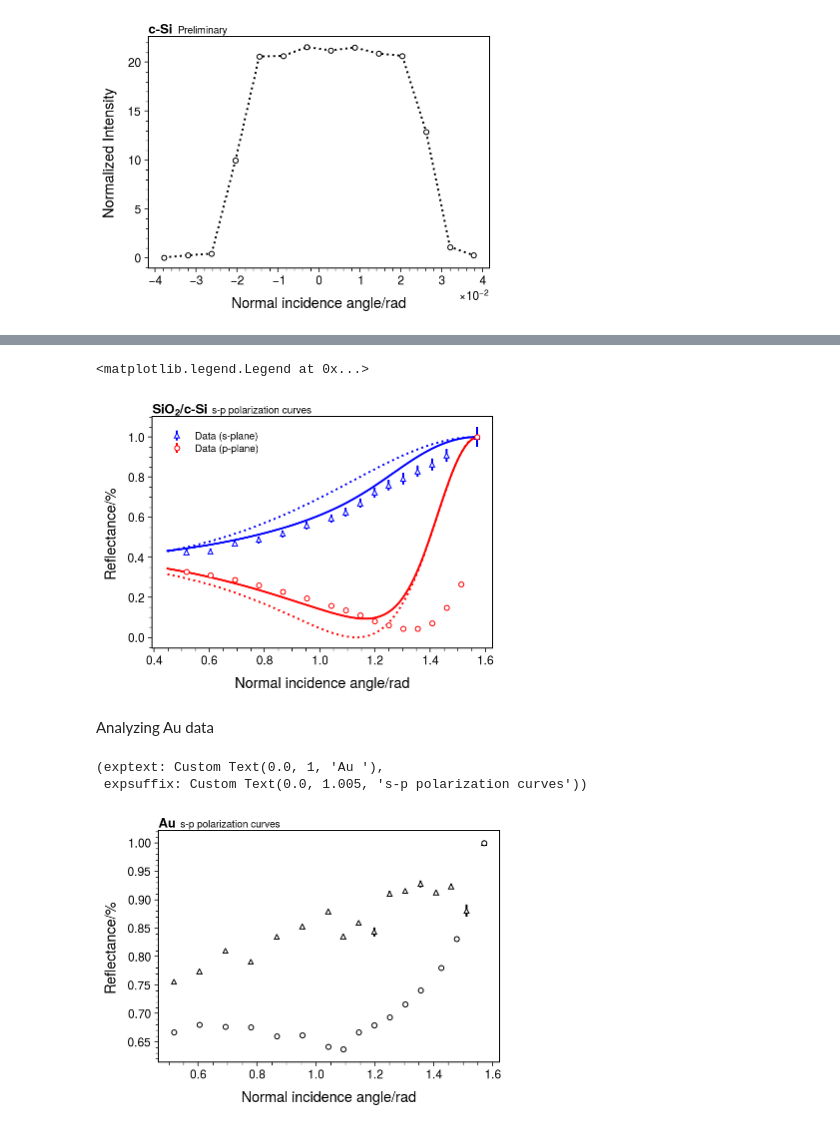
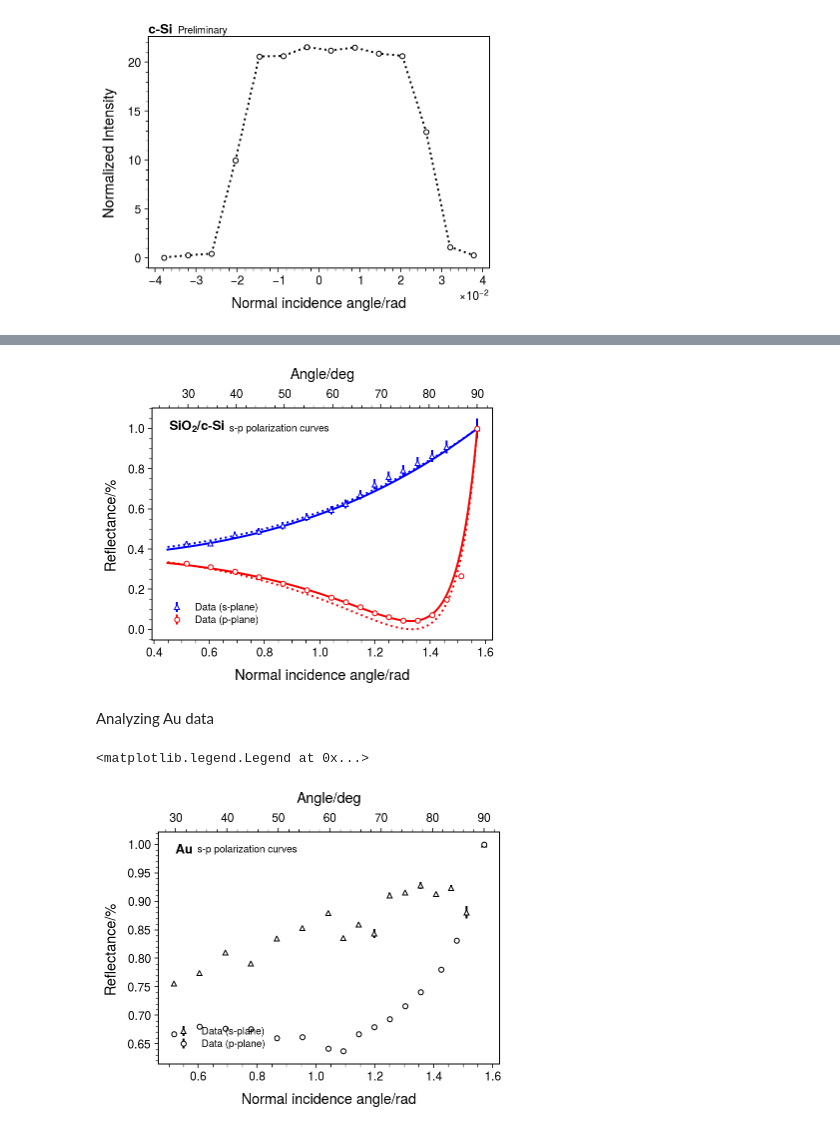
Before and after one commit to mattiasotgia/fresnel_cSi, a Jupyter notebook: analysis/day1_2_online_first.ipynb, the cells around one changed output, grey strips where cells are left out. Saved outputs shown, nothing was run; the diff lists cells and outputs as text; code cells hidden in the pictures.

```diff
--- a/analysis/day1_2_online_first.ipynb
+++ b/analysis/day1_2_online_first.ipynb
@@ -51 +41,7 @@ dSi0_s = SingleRun(dSi0_s_adl, dSi0_s_adl[-1])
+# %%
+Si_s_adl = get_data(sorted(glob.glob('../data/dataSi_0/**.lvm')), 23)
+Si_p_adl = get_data(sorted(glob.glob('../data/dataSi_1/**.lvm')), 23)
+
+p_Si = SingleRun(Si_p_adl, Si_p_adl[-1])
+s_Si = SingleRun(Si_s_adl, Si_s_adl[-1])
 # %%
@@ -174,19 +197,26 @@ m_c_Si.hesse()
 # %%
-dSi0_s.plot(color='b', marker='^')
-dSi1_s.plot(color='r')
-fangles = np.linspace(np.pi/7, np.pi/2, 100)
-n1,k1,n2,k2,n3,k3,d = m_c_Si.values
-plt.plot(fangles, c_Si_Rs(fangles, n1+k1*1j, n2+k2*1j, n3+k3*1j, d), color='b')
-plt.plot(fangles, c_Si_Rp(fangles, n1+k1*1j, n2+k2*1j, n3+k3*1j, d), color='r')
+s_Si.plot(color='b', marker='^')
+p_Si.plot(color='r', marker='o')
 
-plt.plot(fangles, c_Si_Rs(fangles, n_Air, n_SiO2, n_c_Si+k_c_Si*1j, 2e-9), color='b', ls=':')
-plt.plot(fangles, c_Si_Rp(fangles, n_Air, n_SiO2, n_c_Si+k_c_Si*1j, 2e-9), color='r', ls=':')
-hep.label.exp_text('SiO$\mathbf{_2}$/c-Si ', 's-p polarization curves')
-# plt.yscale('log')
-plt.legend()
+angles = np.linspace(np.pi/7, np.pi/2, 500)
+n1,k1,n2,k2,n3,k3,d = m_Si.values
+
+# FIT
+plt.plot(angles, Si_Rs(angles, n1+k1*1j, n2+k2*1j, n3+k3*1j, d), color='b')
+plt.plot(angles, Si_Rp(angles, n1+k1*1j, n2+k2*1j, n3+k3*1j, d), color='r')
+
+# THEORY
+plt.plot(angles, Si_Rs(angles, n_Air, n_SiO2, n_Si+k_Si*1j, 2), color='b', ls=':')
+plt.plot(angles, Si_Rp(angles, n_Air, n_SiO2, n_Si+k_Si*1j, 2), color='r', ls=':')
+
+
+hep.label.exp_text('SiO$\mathbf{_2}$/c-Si ', 's-p polarization curves',loc=1)
+ax = plt.gca().secondary_xaxis('top', functions=(np.rad2deg, np.deg2rad))
+ax.set_xlabel('Angle/deg')
+plt.legend(loc=3)
+plt.savefig('../figures/c_Si_Rs_Rp.pdf', bbox_inches='tight')
 # %% [output]
-<matplotlib.legend.Legend at 0x...>
-[figure, old version]
+[figure, new version]
 # %% [markdown]
 Analyzing Au data
 # %%
@@ -195,12 +225,15 @@ dAu1_adl = get_data(sorted(glob.glob('../data/dataAu_1/**.lvm')), 23)
 # %%
-dAu0_s = SingleRun(dAu0_adl, dAu0_adl[-1])
-dAu1_s = SingleRun(dAu1_adl, dAu1_adl[-1])
-dAu0_s.plot(marker='^')
-dAu1_s.plot()
+s_Au = SingleRun(Au_s_adl, Au_s_adl[-1])
+p_Au = SingleRun(Au_p_adl, Au_p_adl[-1])
+s_Au.plot(marker='^')
+p_Au.plot()
 
-hep.label.exp_text('Au ', 's-p polarization curves')
+ax = plt.gca().secondary_xaxis('top', functions=(np.rad2deg, np.deg2rad))
+ax.set_xlabel('Angle/deg')
+
+hep.label.exp_text('Au ', 's-p polarization curves', loc=1)
+plt.legend(loc=3)
 # %% [output]
-(exptext: Custom Text(0.0, 1, 'Au '),
- expsuffix: Custom Text(0.0, 1.005, 's-p polarization curves'))
+<matplotlib.legend.Legend at 0x...>
-[figure, old version]
+[figure, new version]
 # %%
```
Also changed, not shown: parts of 17 cells of this notebook, 8 other files.
